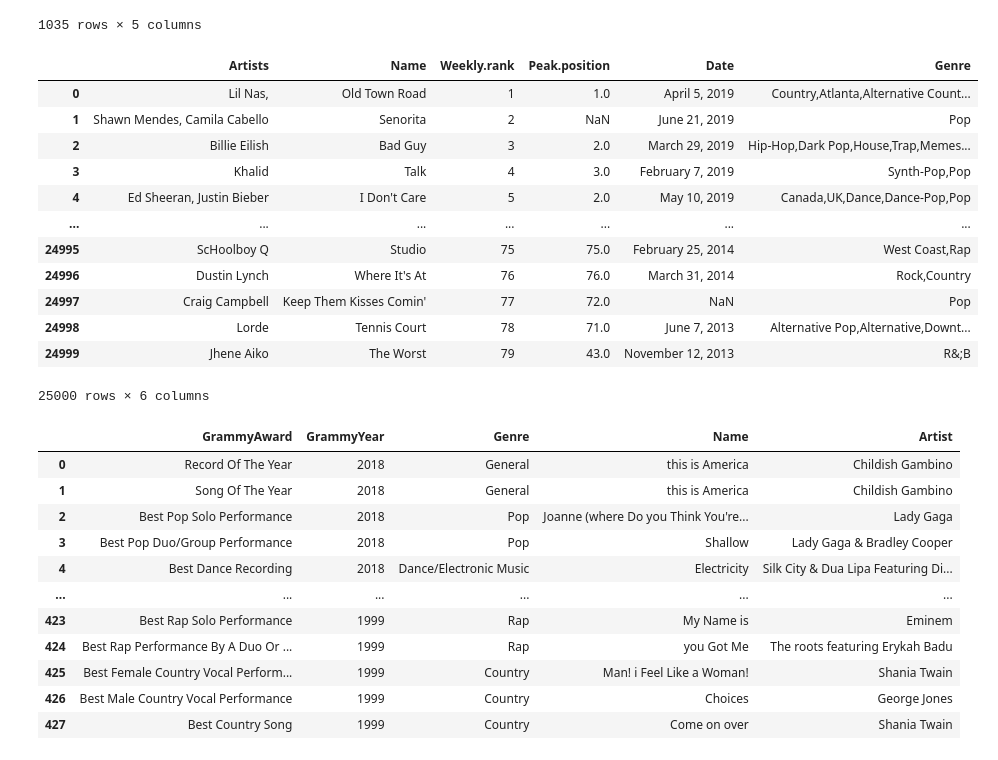
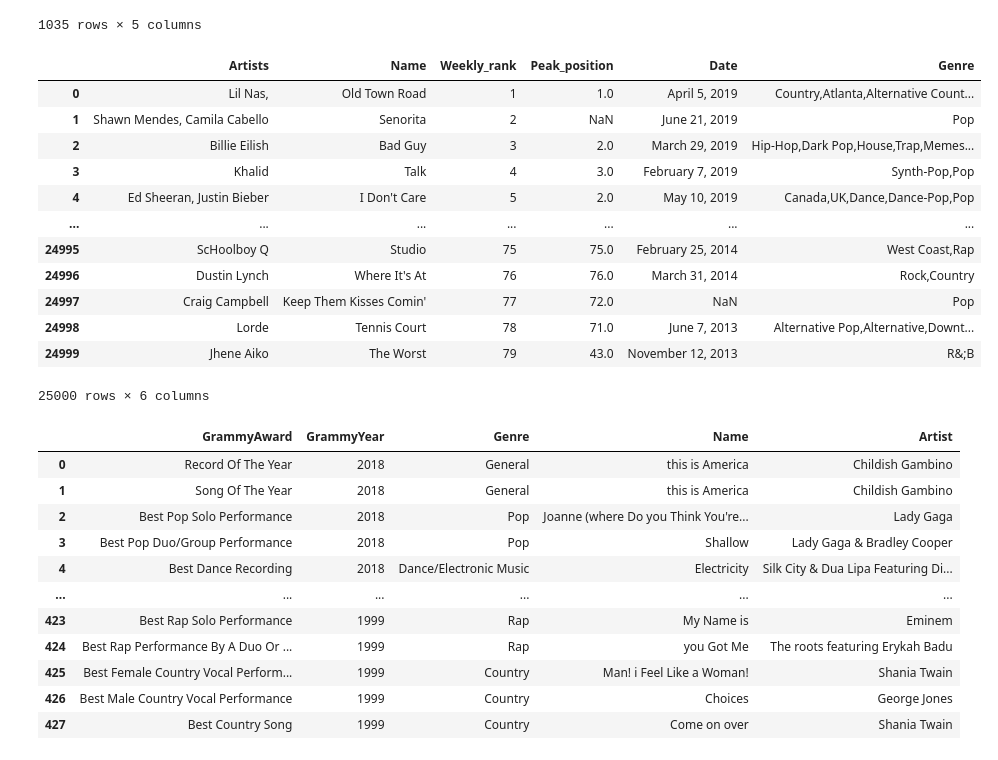
Before and after one commit to FrankJiang1208/project_2, a Jupyter notebook: ETL.ipynb, the cells around one changed output. Cells and saved outputs as stored; diff of their text form; code cells hidden in the pictures.

```diff
--- a/ETL.ipynb
+++ b/ETL.ipynb
@@ -31,22 +31,23 @@ Adf
 | 1033 | Everlast | 200550 | rap rock | 11 | M |
 | 1034 | Collective Soul | 525701 | alternative metal,alternative roc... | 12 | M |
 1035 rows × 5 columns
-# %%
-Bdf
-# %% [output]
-|  | Artists | Name | Weekly.rank | Peak.position | Date | Genre |
-| 0 | Lil Nas, | Old Town Road | 1 | 1.0 | April 5, 2019 | Country,Atlanta,Alternative Count... |
-| 1 | Shawn Mendes, Camila Cabello | Senorita | 2 | NaN | June 21, 2019 | Pop |
-| 2 | Billie Eilish | Bad Guy | 3 | 2.0 | March 29, 2019 | Hip-Hop,Dark Pop,House,Trap,Memes... |
-| 3 | Khalid | Talk | 4 | 3.0 | February 7, 2019 | Synth-Pop,Pop |
-| 4 | Ed Sheeran, Justin Bieber | I Don't Care | 5 | 2.0 | May 10, 2019 | Canada,UK,Dance,Dance-Pop,Pop |
-| ... | ... | ... | ... | ... | ... | ... |
-| 24995 | ScHoolboy Q | Studio | 75 | 75.0 | February 25, 2014 | West Coast,Rap |
-| 24996 | Dustin Lynch | Where It's At | 76 | 76.0 | March 31, 2014 | Rock,Country |
-| 24997 | Craig Campbell | Keep Them Kisses Comin' | 77 | 72.0 | NaN | Pop |
-| 24998 | Lorde | Tennis Court | 78 | 71.0 | June 7, 2013 | Alternative Pop,Alternative,Downt... |
-| 24999 | Jhene Aiko | The Worst | 79 | 43.0 | November 12, 2013 | R&;B |
-25000 rows × 6 columns
+# %%
+Bdf=Bdf.rename(columns={"Weekly.rank":"Weekly_rank","Peak.position":"Peak_position"})
+Bdf
+# %% [output]
+|  | Artists | Name | Weekly_rank | Peak_position | Date | Genre |
+| 0 | Lil Nas, | Old Town Road | 1 | 1.0 | April 5, 2019 | Country,Atlanta,Alternative Count... |
+| 1 | Shawn Mendes, Camila Cabello | Senorita | 2 | NaN | June 21, 2019 | Pop |
+| 2 | Billie Eilish | Bad Guy | 3 | 2.0 | March 29, 2019 | Hip-Hop,Dark Pop,House,Trap,Memes... |
+| 3 | Khalid | Talk | 4 | 3.0 | February 7, 2019 | Synth-Pop,Pop |
+| 4 | Ed Sheeran, Justin Bieber | I Don't Care | 5 | 2.0 | May 10, 2019 | Canada,UK,Dance,Dance-Pop,Pop |
+| ... | ... | ... | ... | ... | ... | ... |
+| 24995 | ScHoolboy Q | Studio | 75 | 75.0 | February 25, 2014 | West Coast,Rap |
+| 24996 | Dustin Lynch | Where It's At | 76 | 76.0 | March 31, 2014 | Rock,Country |
+| 24997 | Craig Campbell | Keep Them Kisses Comin' | 77 | 72.0 | NaN | Pop |
+| 24998 | Lorde | Tennis Court | 78 | 71.0 | June 7, 2013 | Alternative Pop,Alternative,Downt... |
+| 24999 | Jhene Aiko | The Worst | 79 | 43.0 | November 12, 2013 | R&;B |
+25000 rows × 6 columns
 # %%
 Gdf
 # %% [output]
```
Also changed, not shown: parts of 2 cells of this notebook, 2 other files.
